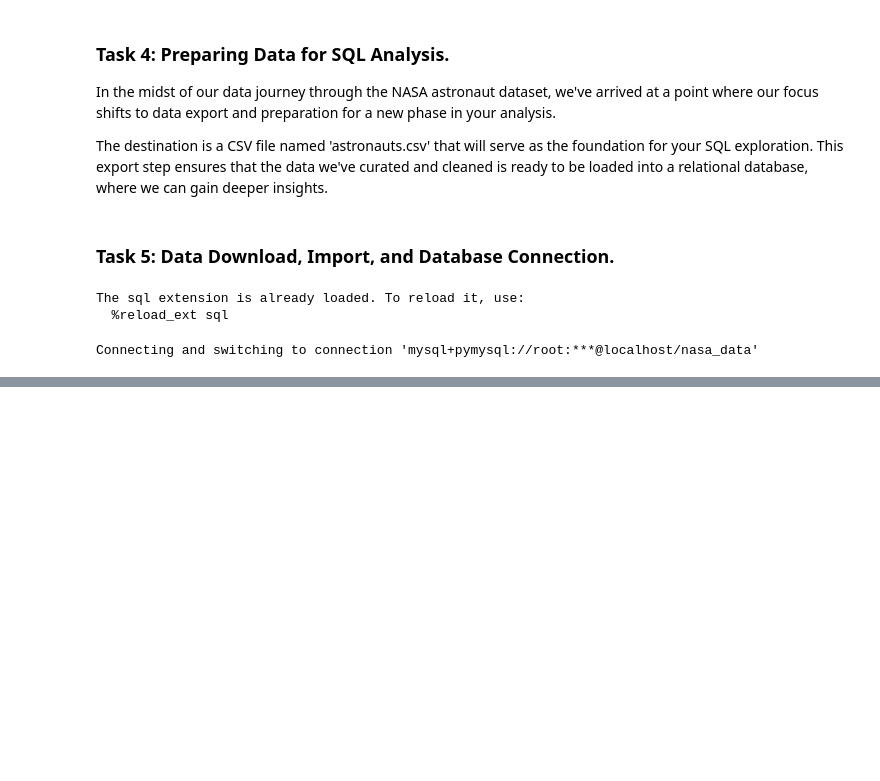
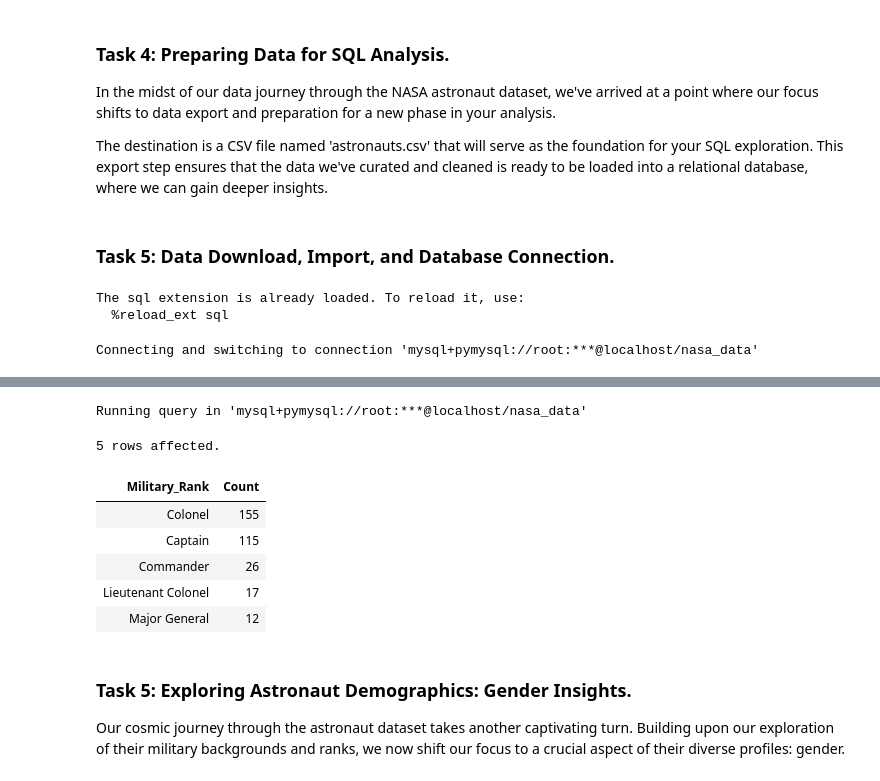
Before and after one commit to AlazarG19/Unveiling-the-stars-Data-Analysis-Project-on-Nasa-Data, a Jupyter notebook: Untitled.ipynb, the cells around one changed output, grey strips where cells are left out. Cells and saved outputs as stored; diff of their text form; code cells hidden in the pictures; blank space fills up the shorter version.

Commit message:
adding additional insights

```diff
--- a/Untitled.ipynb
+++ b/Untitled.ipynb
@@ -115,0 +176,15 @@ Connecting and switching to connection 'mysql+pymysql://root:***@localhost/nasa_
+# %%
+%%sql
+select Military_Rank,count(Military_Rank) as Count from cleaned_nasa group by Military_Rank order by 2 desc limit 5
+# %% [output]
+Running query in 'mysql+pymysql://root:***@localhost/nasa_data'
+5 rows affected.
+| Military_Rank | Count |
+| Colonel | 155 |
+| Captain | 115 |
+| Commander | 26 |
+| Lieutenant Colonel | 17 |
+| Major General | 12 |
+# %% [markdown]
+### Task 5: Exploring Astronaut Demographics: Gender Insights.
+Our cosmic journey through the astronaut dataset takes another captivating turn. Building upon our exploration of their military backgrounds and ranks, we now shift our focus to a crucial aspect of their diverse profiles: gender.
```
Also changed, not shown: parts of 20 cells of this notebook.
